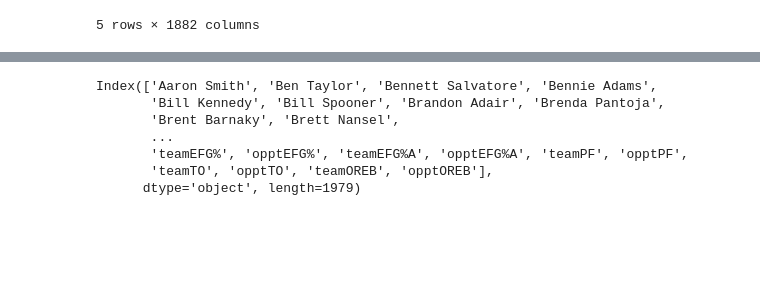
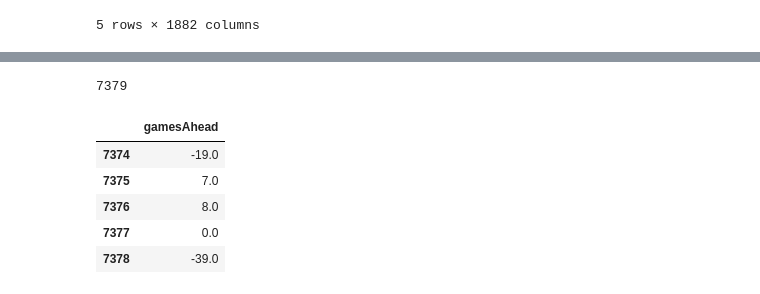
Before and after one commit to jjsahabu/NBA-Game-Predictor, a Jupyter notebook: George's Notebook.ipynb, the cells around one changed output, grey strips where cells are left out. Saved outputs shown, nothing was run; the diff lists cells and outputs as text; code cells hidden in the pictures; blank space fills up the shorter version.

```diff
--- a/George's Notebook.ipynb
+++ b/George's Notebook.ipynb
@@ -98,18 +98,19 @@ wrong = 0
 
 for row in teamBoxScore.iterrows():
     date = row[1]['gmDate'] #30
-    day_before = x_days_before(date, 1) #29
-    first_date = datetime.strptime(temp_standings.iloc[0]['stDate'], "%Y-%m-%d") #30
+    day_before = x_days_before(date, 1)
+    first_date = datetime.strptime(temp_standings.iloc[0]['stDate'], "%Y-%m-%d")
 
     if day_before > first_date:
         for i in range(30):
             temp_standings = temp_standings.drop(temp_standings.index[0])
 
+    first_date = datetime.strptime(temp_standings.iloc[0]['stDate'], "%Y-%m-%d")
+
     team1 = row[1]['teamAbbr']
     team2 = row[1]['opptAbbr']
 
     if day_before == first_date:
-        #FIX THIS
         dayb4 = datetime.strftime(day_before, "%Y-%m-%d")
         dayb4_df = temp_standings.loc[temp_standings['stDate'] == dayb4]
 
@@ -340,15 +341,62 @@ stats_df.tail()
 | 7376 | 0.527256 | 0.516550 | 0.519144 | 0.514405 | 1621.0 | 1713.0 | 1192.0 | 1279.0 | 824.0 | 866.0 |
 | 7377 | 0.511004 | 0.528627 | 0.504315 | 0.506404 | 1577.0 | 1589.0 | 1101.0 | 1194.0 | 828.0 | 725.0 |
 | 7378 | 0.502292 | 0.551899 | 0.543446 | 0.521482 | 1625.0 | 1573.0 | 1116.0 | 1131.0 | 771.0 | 731.0 |
-# %%
-#Combining our dataframes
-result = pd.concat([off_df, player_df, stats_df], axis=1, sort=False)
-result.columns
-# %% [output]
-Index(['Aaron Smith', 'Ben Taylor', 'Bennett Salvatore', 'Bennie Adams',
-       'Bill Kennedy', 'Bill Spooner', 'Brandon Adair', 'Brenda Pantoja',
-       'Brent Barnaky', 'Brett Nansel',
-       ...
-       'teamEFG%', 'opptEFG%', 'teamEFG%A', 'opptEFG%A', 'teamPF', 'opptPF',
-       'teamTO', 'opptTO', 'teamOREB', 'opptOREB'],
-      dtype='object', length=1979)
+# %%
+# Dataframe comparing the two teams records
+# This will just be one column titled "Games Ahead" describing how many games ahead the home team is from the away team
+# EG: Home: 26-13 Away: 22-16
+#     Games Ahead = ((26-13) - (22 - 16)) / 2 = 3.5
+
+# pull standings data: we want date, teamAbbr, wins, losses
+# for each game played,
+# look at standings for home team and away team for the PREVIOUS DAY
+# calculate Games Ahead
+# put into new dataframe
+# count = 0
+games_ahead_list = []
+
+temp_standings = standings[['stDate', 'teamAbbr', 'gameWon', 'gameLost']]
+for row in teamBoxScore.iterrows():
+    if row[1]['teamLoc'] == 'Away':
+        continue
+    else:
+        date = row[1]['gmDate']
+        day_before = x_days_before(date, 1)
+        first_date = datetime.strptime(temp_standings.iloc[0]['stDate'], "%Y-%m-%d")
+
+        if day_before > first_date:
+            for i in range(30):
+                temp_standings = temp_standings.drop(temp_standings.index[0])
+
+        first_date = datetime.strptime(temp_standings.iloc[0]['stDate'], "%Y-%m-%d")
+
+        team1 = row[1]['teamAbbr']
+        team2 = row[1]['opptAbbr']
+
+        games_ahead = 0
+
+        if day_before == first_date:
+            dayb4 = datetime.strftime(day_before, "%Y-%m-%d")
+            dayb4_df = temp_standings.loc[temp_standings['stDate'] == dayb4]
+
+            team1Rec = dayb4_df.loc[dayb4_df['teamAbbr'] == team1]
+            team2Rec = dayb4_df.loc[dayb4_df['teamAbbr'] == team2]
+
+            team1Over500 = team1Rec.iloc[0]['gameWon'] - team1Rec.iloc[0]['gameLost']
+            team2Over500 = team2Rec.iloc[0]['gameWon'] - team2Rec.iloc[0]['gameLost']
+
+            games_ahead = (team1Over500 - team2Over500) / 2
+
+        games_ahead_list.append(games_ahead)
+# %% [output]
+7379
+# %%
+games_ahead_df = pd.DataFrame(np.array(games_ahead_list), columns = ['gamesAhead'])
+games_ahead_df.tail()
+# %% [output]
+|  | gamesAhead |
+| 7374 | -19.0 |
+| 7375 | 7.0 |
+| 7376 | 8.0 |
+| 7377 | 0.0 |
+| 7378 | -39.0 |
```
Also changed, not shown: parts of 13 cells of this notebook.
